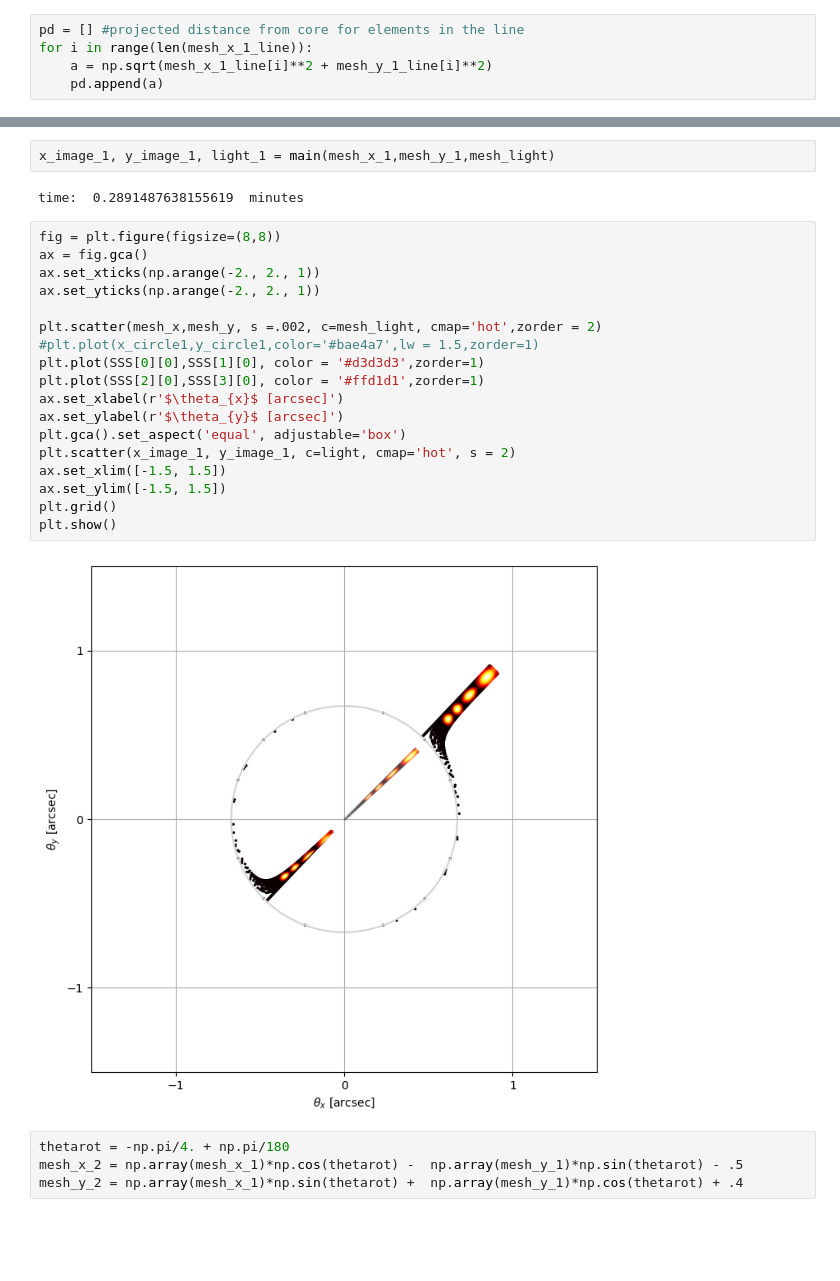
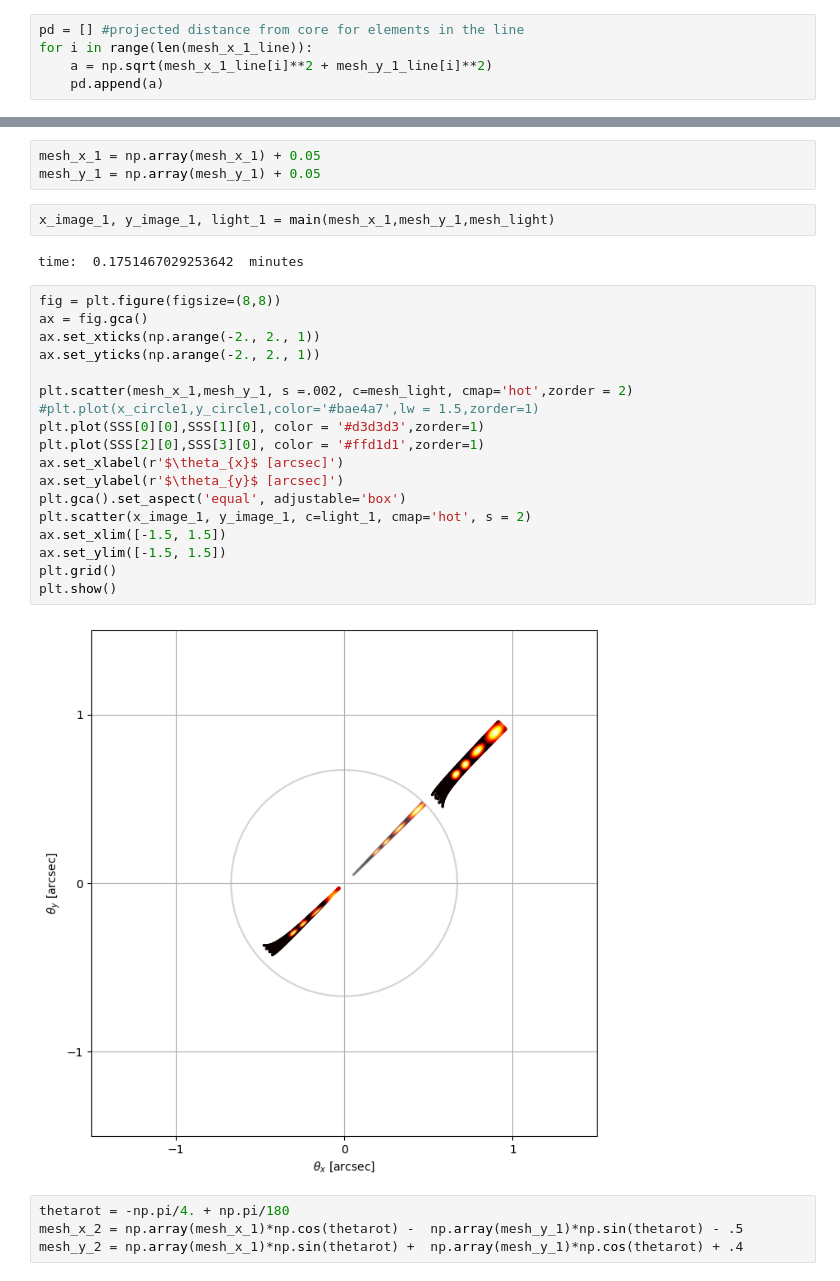
Before and after one commit to everettiantomi/lens-grav, a Jupyter notebook: numerical/magnification-timedelay.ipynb, the cells around one changed output, grey strips where cells are left out. Saved outputs shown, nothing was run; the diff lists cells and outputs as text; blank space fills up the shorter version.

```diff
--- a/numerical/magnification-timedelay.ipynb
+++ b/numerical/magnification-timedelay.ipynb
@@ -334,27 +424,30 @@ for i in range(len(mesh_x_1_line)):
+# %%
+mesh_x_1 = np.array(mesh_x_1) + 0.05
+mesh_y_1 = np.array(mesh_y_1) + 0.05
 # %%
 x_image_1, y_image_1, light_1 = main(mesh_x_1,mesh_y_1,mesh_light)
 # %% [output]
-time:  0.2891487638155619  minutes
+time:  0.1751467029253642  minutes
 # %%
 fig = plt.figure(figsize=(8,8))
 ax = fig.gca()
 ax.set_xticks(np.arange(-2., 2., 1))
 ax.set_yticks(np.arange(-2., 2., 1))
 
-plt.scatter(mesh_x,mesh_y, s =.002, c=mesh_light, cmap='hot',zorder = 2)
+plt.scatter(mesh_x_1,mesh_y_1, s =.002, c=mesh_light, cmap='hot',zorder = 2)
 #plt.plot(x_circle1,y_circle1,color='#bae4a7',lw = 1.5,zorder=1)
 plt.plot(SSS[0][0],SSS[1][0], color = '#d3d3d3',zorder=1)
 plt.plot(SSS[2][0],SSS[3][0], color = '#ffd1d1',zorder=1)
 ax.set_xlabel(r'$\theta_{x}$ [arcsec]')
 ax.set_ylabel(r'$\theta_{y}$ [arcsec]')
 plt.gca().set_aspect('equal', adjustable='box')
-plt.scatter(x_image_1, y_image_1, c=light, cmap='hot', s = 2)
+plt.scatter(x_image_1, y_image_1, c=light_1, cmap='hot', s = 2)
 ax.set_xlim([-1.5, 1.5])
 ax.set_ylim([-1.5, 1.5])
 plt.grid()
 plt.show()
 # %% [output]
-[figure, old version]
+[figure, new version]
 # %%
 thetarot = -np.pi/4. + np.pi/180
 mesh_x_2 = np.array(mesh_x_1)*np.cos(thetarot) -  np.array(mesh_y_1)*np.sin(thetarot) - .5
```
Also changed, not shown: parts of 35 cells of this notebook.
